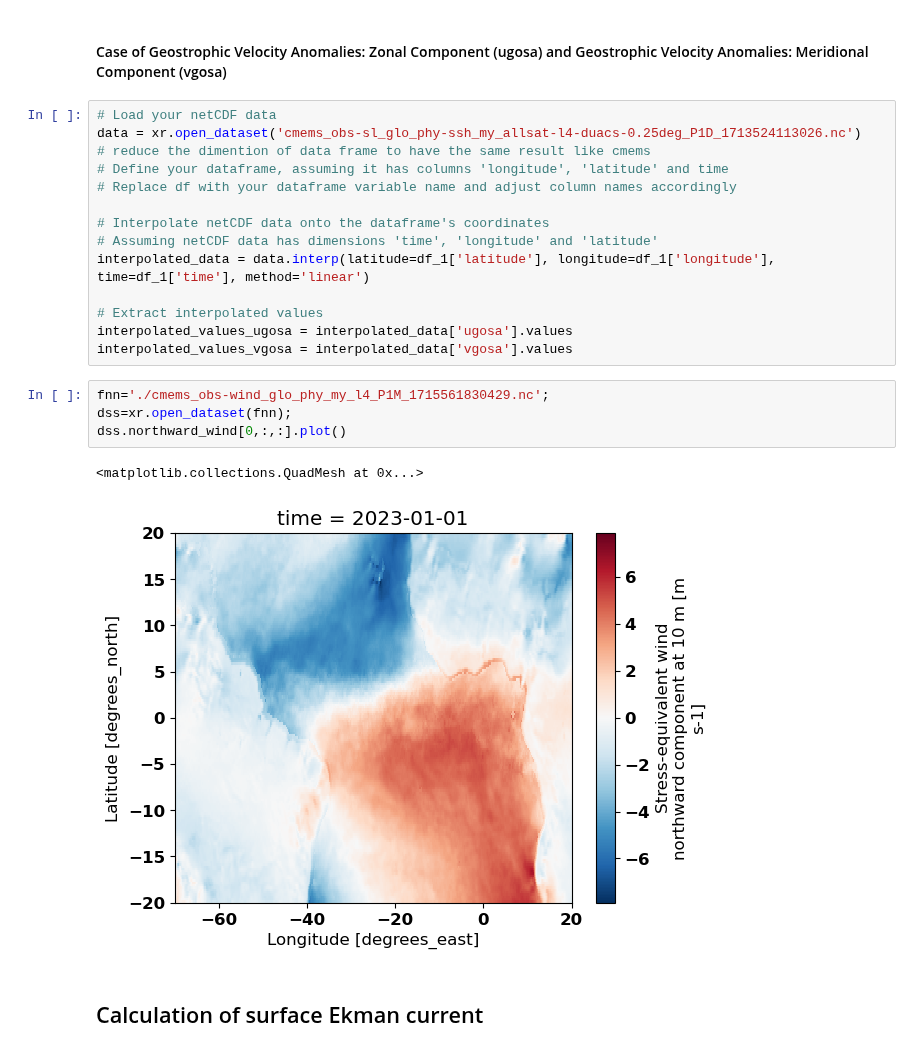
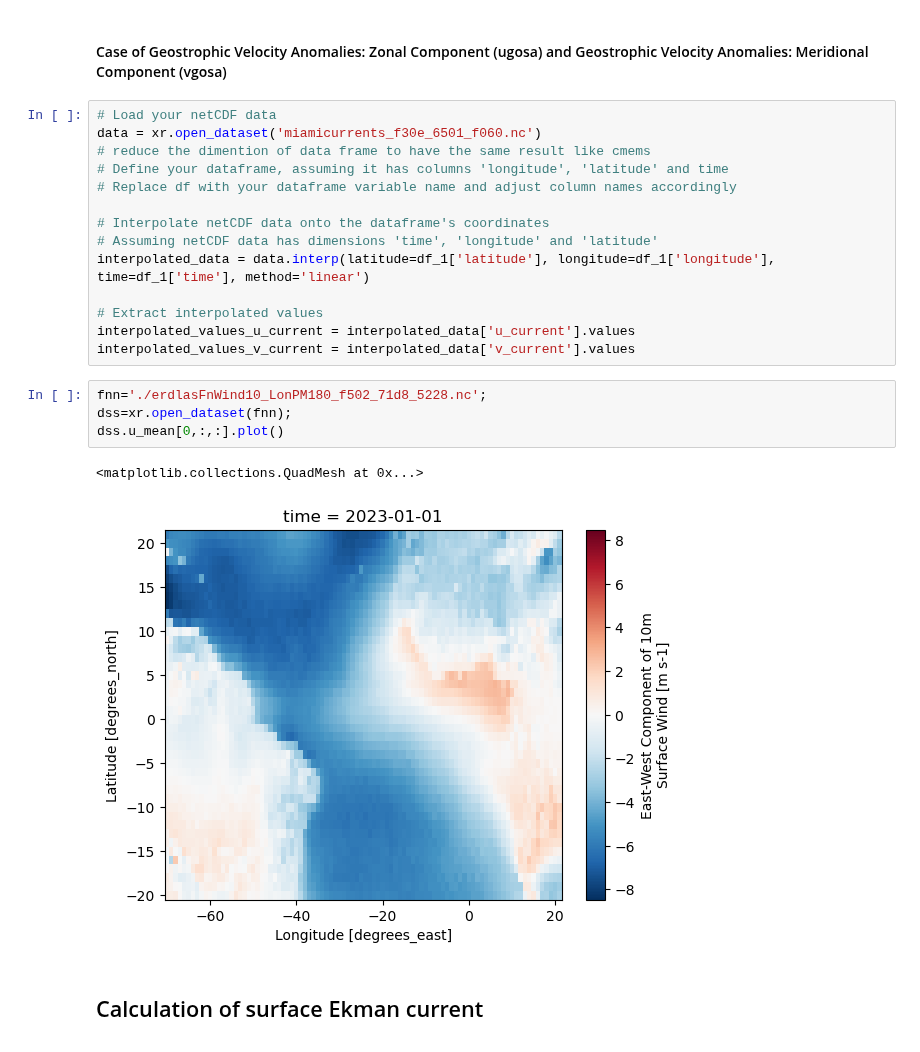
Before and after one commit to Julio-Leonel-Donfack/Courants-Derivants-Cmems, a Jupyter notebook: 7-courant-combine-drifter-plus-cmems-82.ipynb, the cells around one changed output. Cells and saved outputs as stored; diff of their text form.

```diff
--- a/7-courant-combine-drifter-plus-cmems-82.ipynb
+++ b/7-courant-combine-drifter-plus-cmems-82.ipynb
@@ -126,7 +126,7 @@ v_interp = v_wind.interp(latitude=df_inertial_wave['latitude'], longitude=df_ine
 #### Case of Geostrophic Velocity Anomalies: Zonal Component (ugosa) and Geostrophic Velocity Anomalies: Meridional Component (vgosa)
 # %%
 # Load your netCDF data
-data = xr.open_dataset('cmems_obs-sl_glo_phy-ssh_my_allsat-l4-duacs-0.25deg_P1D_1713524113026.nc')
+data = xr.open_dataset('miamicurrents_f30e_6501_f060.nc')
 # reduce the dimention of data frame to have the same result like cmems
 # Define your dataframe, assuming it has columns 'longitude', 'latitude' and time
 # Replace df with your dataframe variable name and adjust column names accordingly
@@ -136,15 +136,15 @@ data = xr.open_dataset('cmems_obs-sl_glo_phy-ssh_my_allsat-l4-duacs-0.25deg_P1D_
 interpolated_data = data.interp(latitude=df_1['latitude'], longitude=df_1['longitude'], time=df_1['time'], method='linear')
 
 # Extract interpolated values
-interpolated_values_ugosa = interpolated_data['ugosa'].values
-interpolated_values_vgosa = interpolated_data['vgosa'].values
+interpolated_values_u_current = interpolated_data['u_current'].values
+interpolated_values_v_current = interpolated_data['v_current'].values
 # %%
-fnn='./cmems_obs-wind_glo_phy_my_l4_P1M_1715561830429.nc';
+fnn='./erdlasFnWind10_LonPM180_f502_71d8_5228.nc';
 dss=xr.open_dataset(fnn);
-dss.northward_wind[0,:,:].plot()
+dss.u_mean[0,:,:].plot()
 # %% [output]
 <matplotlib.collections.QuadMesh at 0x...>
-[figure, old version]
+[figure, new version]
 # %% [markdown]
 ## Calculation of surface Ekman current
 # %% [markdown]
```
Also changed, not shown: parts of 10 cells of this notebook.
